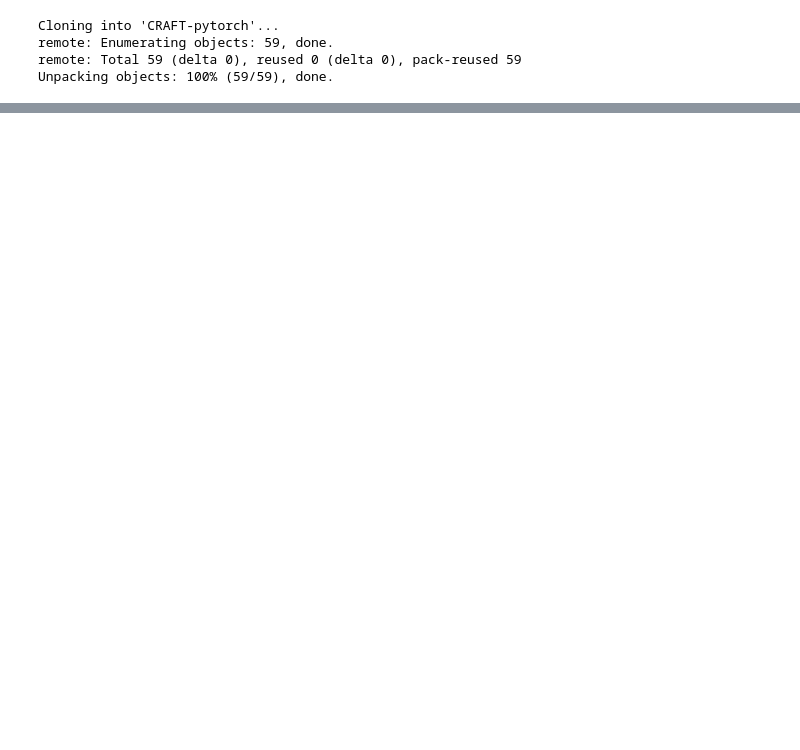
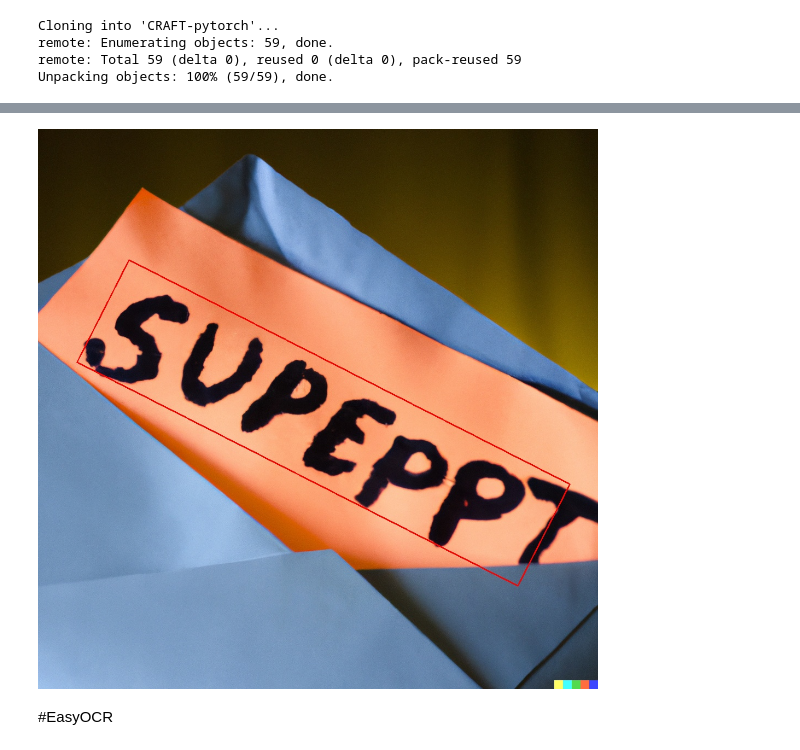
Before and after one commit to GawainNA/cs640_project, a Jupyter notebook: OCR.ipynb, the cells around one changed output, grey strips where cells are left out. Drawn from its saved outputs; the diff is of its cells as text; code cells hidden in the pictures; blank space fills up the shorter version.

```diff
--- a/OCR.ipynb
+++ b/OCR.ipynb
@@ -52,3 +39,10 @@ elapsed time : 11.458471536636353s
+# %%
+output_1 = cv2.imread("/content/result/res_DALL·E 2022-10-31 23.05.00 - an envelope with a word _Surprise_ .jpg")
+cv2_imshow(output_1)
+# %% [output]
+[figure, added]
+# %% [markdown]
+#EasyOCR
 # %%
 !pip3 install easyocr
 # %% [output]
```
Also changed, not shown: parts of 7 cells of this notebook.
